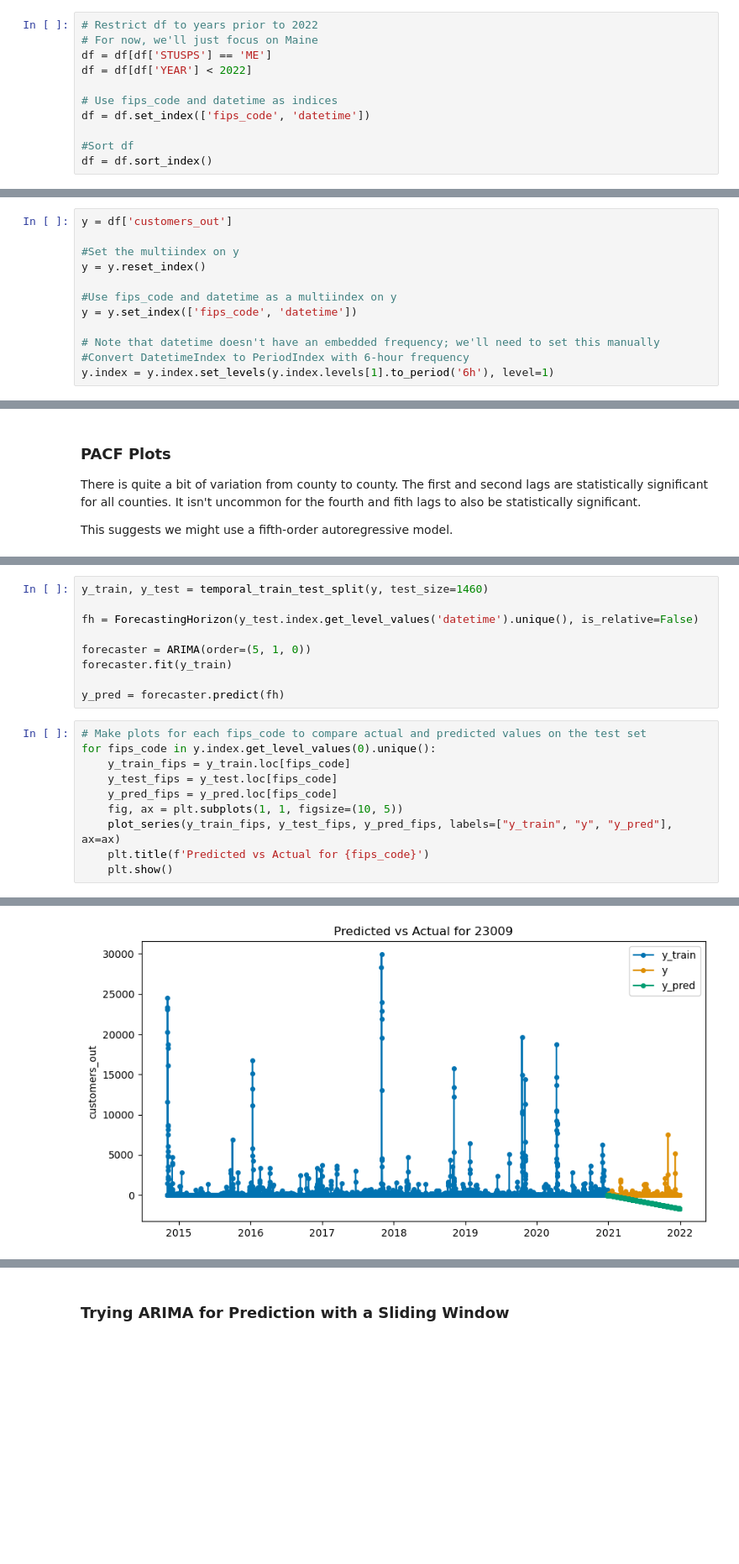
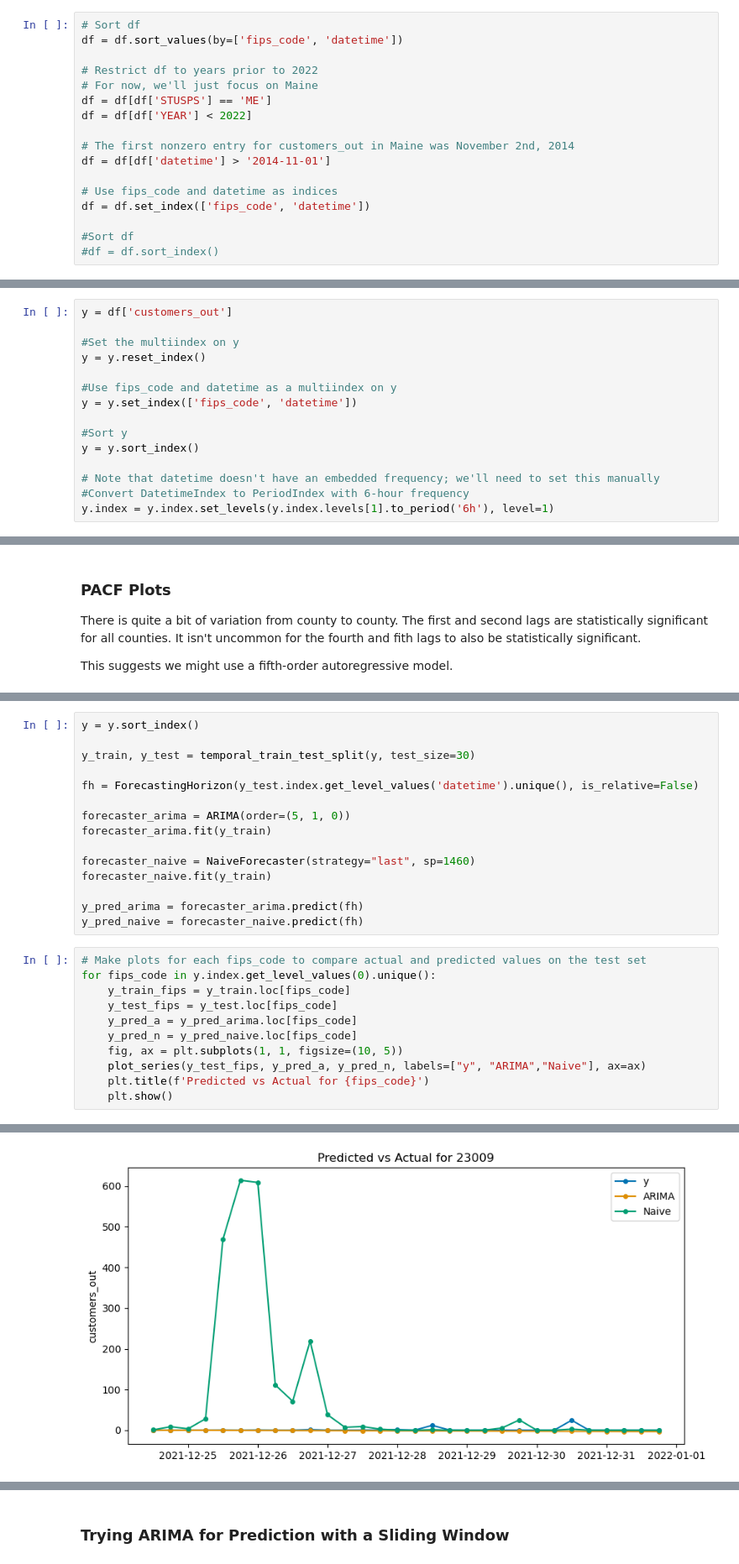
Before and after one commit to aarondweinberg/predictingpoweroutages, a Jupyter notebook: Aaron/Modeling1_AW.ipynb, the cells around one changed output, grey strips where cells are left out. Shown at 84% size. Saved outputs shown, nothing was run; the diff lists cells and outputs as text; blank space fills up the shorter version.

```diff
--- a/Aaron/Modeling1_AW.ipynb
+++ b/Aaron/Modeling1_AW.ipynb
@@ -45,16 +55,22 @@ For now, we'll also restrict ourselves to Maine, which has just 16 counties--a s
 #Load the engineered data
 df = pd.read_parquet('../Data/Merged_Data/eaglei_noaa_era5_engineered.parquet')
 # %%
+# Sort df
+df = df.sort_values(by=['fips_code', 'datetime'])
+
 # Restrict df to years prior to 2022
 # For now, we'll just focus on Maine
 df = df[df['STUSPS'] == 'ME']
 df = df[df['YEAR'] < 2022]
 
+# The first nonzero entry for customers_out in Maine was November 2nd, 2014
+df = df[df['datetime'] > '2014-11-01']
+
 # Use fips_code and datetime as indices
 df = df.set_index(['fips_code', 'datetime'])
 
 #Sort df
-df = df.sort_index()
+#df = df.sort_index()
 # %% [markdown]
 ### Set the y-variable
 
@@ -69,6 +85,9 @@ y = y.reset_index()
 #Use fips_code and datetime as a multiindex on y
 y = y.set_index(['fips_code', 'datetime'])
 
+#Sort y
+y = y.sort_index()
+
 # Note that datetime doesn't have an embedded frequency; we'll need to set this manually
 #Convert DatetimeIndex to PeriodIndex with 6-hour frequency
 y.index = y.index.set_levels(y.index.levels[1].to_period('6h'), level=1)
@@ -226,20 +222,27 @@ The predictions were, predictably, terrible - it's only an order 5 model, so we
 # %%
-y_train, y_test = temporal_train_test_split(y, test_size=1460)
+y = y.sort_index()
+
+y_train, y_test = temporal_train_test_split(y, test_size=30)
 
 fh = ForecastingHorizon(y_test.index.get_level_values('datetime').unique(), is_relative=False)
 
-forecaster = ARIMA(order=(5, 1, 0))
-forecaster.fit(y_train)
+forecaster_arima = ARIMA(order=(5, 1, 0))
+forecaster_arima.fit(y_train)
 
-y_pred = forecaster.predict(fh)
+forecaster_naive = NaiveForecaster(strategy="last", sp=1460)
+forecaster_naive.fit(y_train)
+
+y_pred_arima = forecaster_arima.predict(fh)
+y_pred_naive = forecaster_naive.predict(fh)
 # %%
 # Make plots for each fips_code to compare actual and predicted values on the test set
 for fips_code in y.index.get_level_values(0).unique():
     y_train_fips = y_train.loc[fips_code]
     y_test_fips = y_test.loc[fips_code]
-    y_pred_fips = y_pred.loc[fips_code]
+    y_pred_a = y_pred_arima.loc[fips_code]
+    y_pred_n = y_pred_naive.loc[fips_code]
     fig, ax = plt.subplots(1, 1, figsize=(10, 5))
-    plot_series(y_train_fips, y_test_fips, y_pred_fips, labels=["y_train", "y", "y_pred"], ax=ax)
+    plot_series(y_test_fips, y_pred_a, y_pred_n, labels=["y", "ARIMA","Naive"], ax=ax)
     plt.title(f'Predicted vs Actual for {fips_code}')
     plt.show()
 # %% [output]
@@ -250 +253 @@ for fips_code in y.index.get_level_values(0).unique():
-[figure, old version]
+[figure, new version]
```
Also changed, not shown: parts of 13 cells of this notebook, 2 other files.
